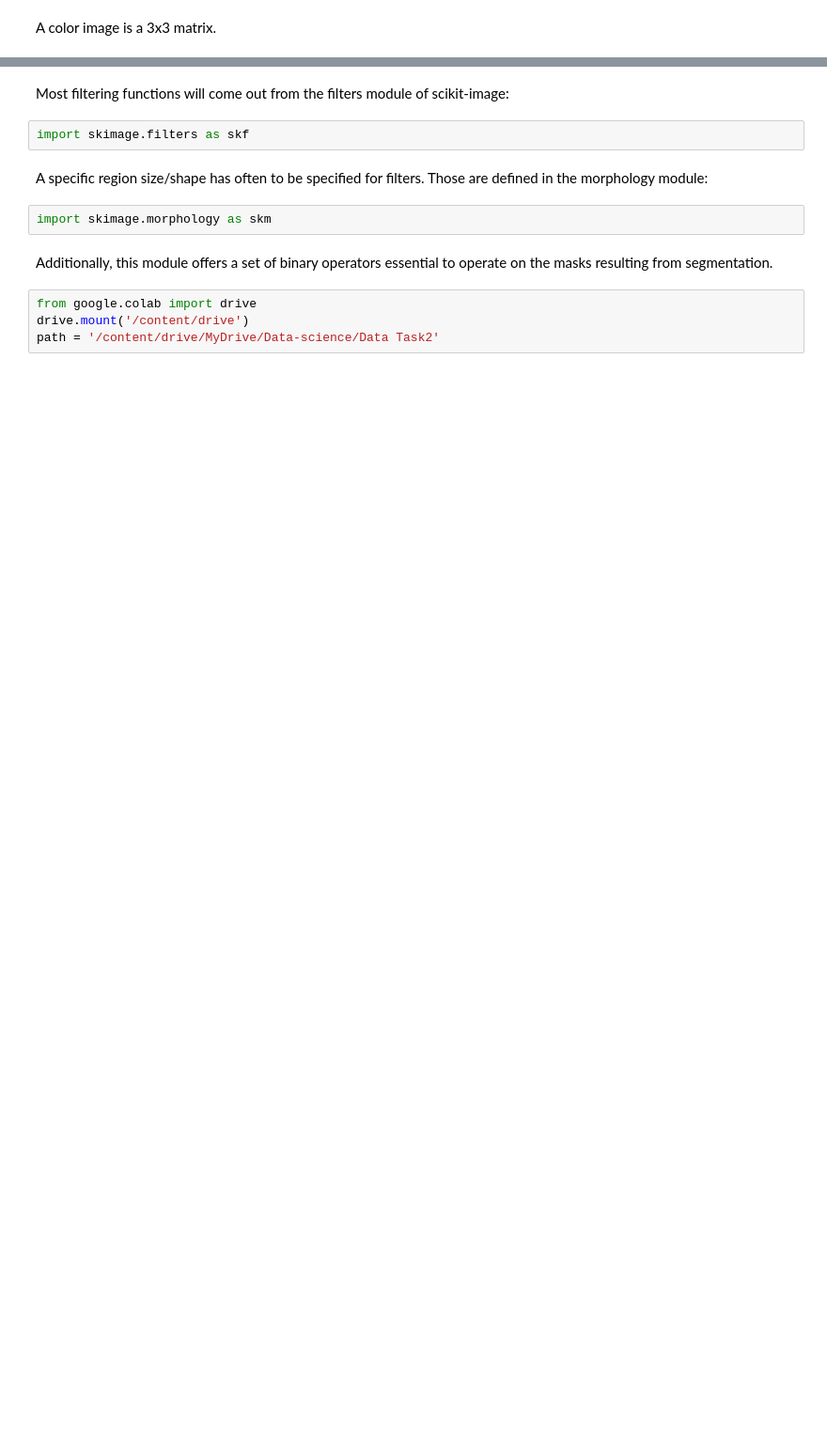
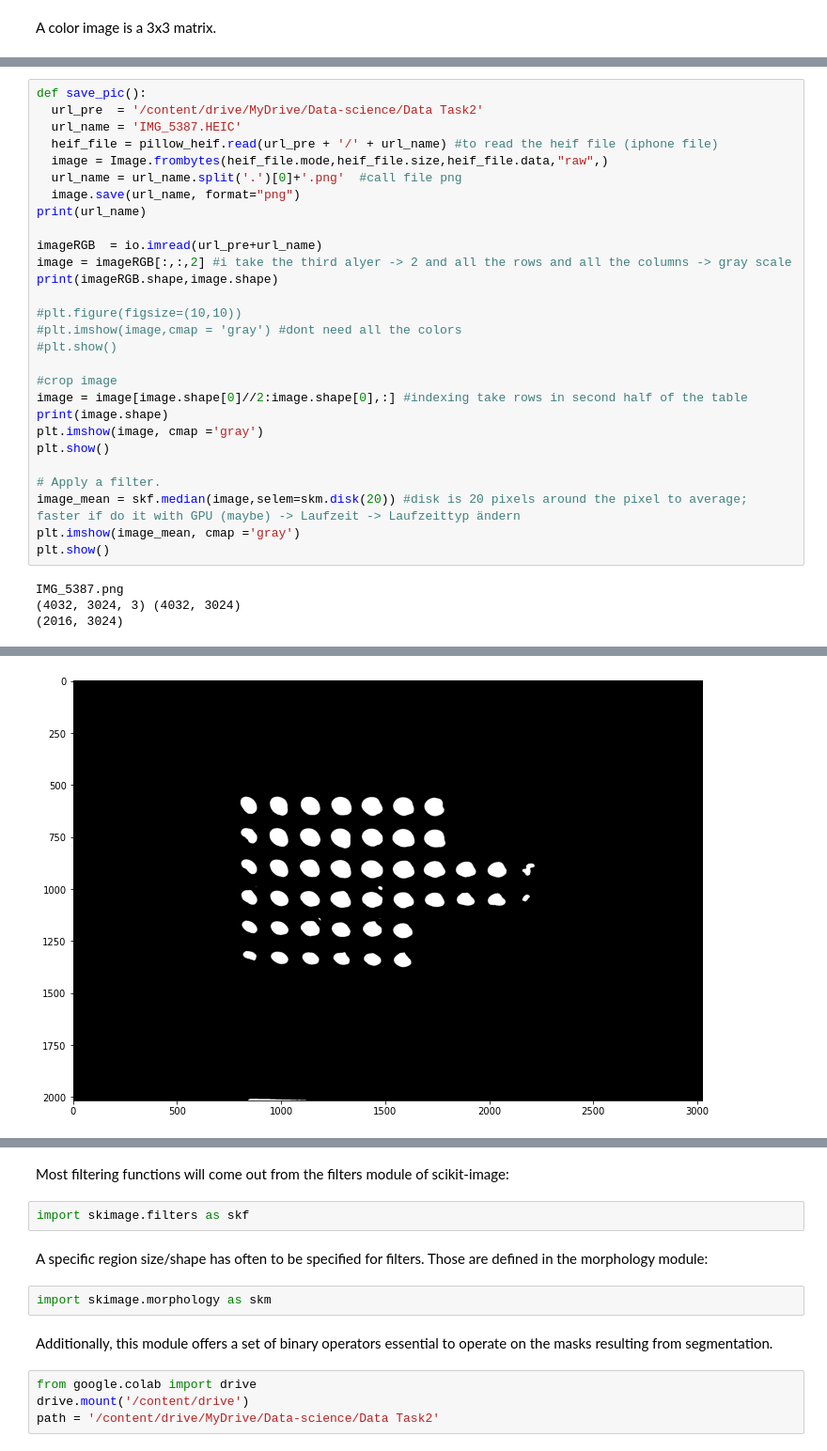
Before and after one commit to sr-DCBP/Data-Science, a Jupyter notebook: Coding Task2 v1.ipynb, the cells around one changed output, grey strips where cells are left out. Shown at 94% size. Cells and saved outputs as stored; diff of their text form; blank space fills up the shorter version.

```diff
--- a/Coding Task2 v1.ipynb
+++ b/Coding Task2 v1.ipynb
@@ -21,0 +42,32 @@ import skimage.io as io
+# %%
+def save_pic():
+  url_pre  = '/content/drive/MyDrive/Data-science/Data Task2'
+  url_name = 'IMG_5387.HEIC'
+  heif_file = pillow_heif.read(url_pre + '/' + url_name) #to read the heif file (iphone file)
+  image = Image.frombytes(heif_file.mode,heif_file.size,heif_file.data,"raw",)
+  url_name = url_name.split('.')[0]+'.png'  #call file png
+  image.save(url_name, format="png")
+print(url_name)
+
+imageRGB  = io.imread(url_pre+url_name)
+image = imageRGB[:,:,2] #i take the third alyer -> 2 and all the rows and all the columns -> gray scale
+print(imageRGB.shape,image.shape)
+
+#plt.figure(figsize=(10,10))
+#plt.imshow(image,cmap = 'gray') #dont need all the colors
+#plt.show()
+
+#crop image
+image = image[image.shape[0]//2:image.shape[0],:] #indexing take rows in second half of the table
+print(image.shape)
+plt.imshow(image, cmap ='gray')
+plt.show()
+
+# Apply a filter.
+image_mean = skf.median(image,selem=skm.disk(20)) #disk is 20 pixels around the pixel to average; faster if do it with GPU (maybe) -> Laufzeit -> Laufzeittyp ändern
+plt.imshow(image_mean, cmap ='gray')
+plt.show()
+# %% [output]
+IMG_5387.png
+(4032, 3024, 3) (4032, 3024)
+(2016, 3024)
@@ -21,0 +76 @@ import skimage.io as io
+[figure, added]
```
Also changed, not shown: parts of 11 cells of this notebook.
